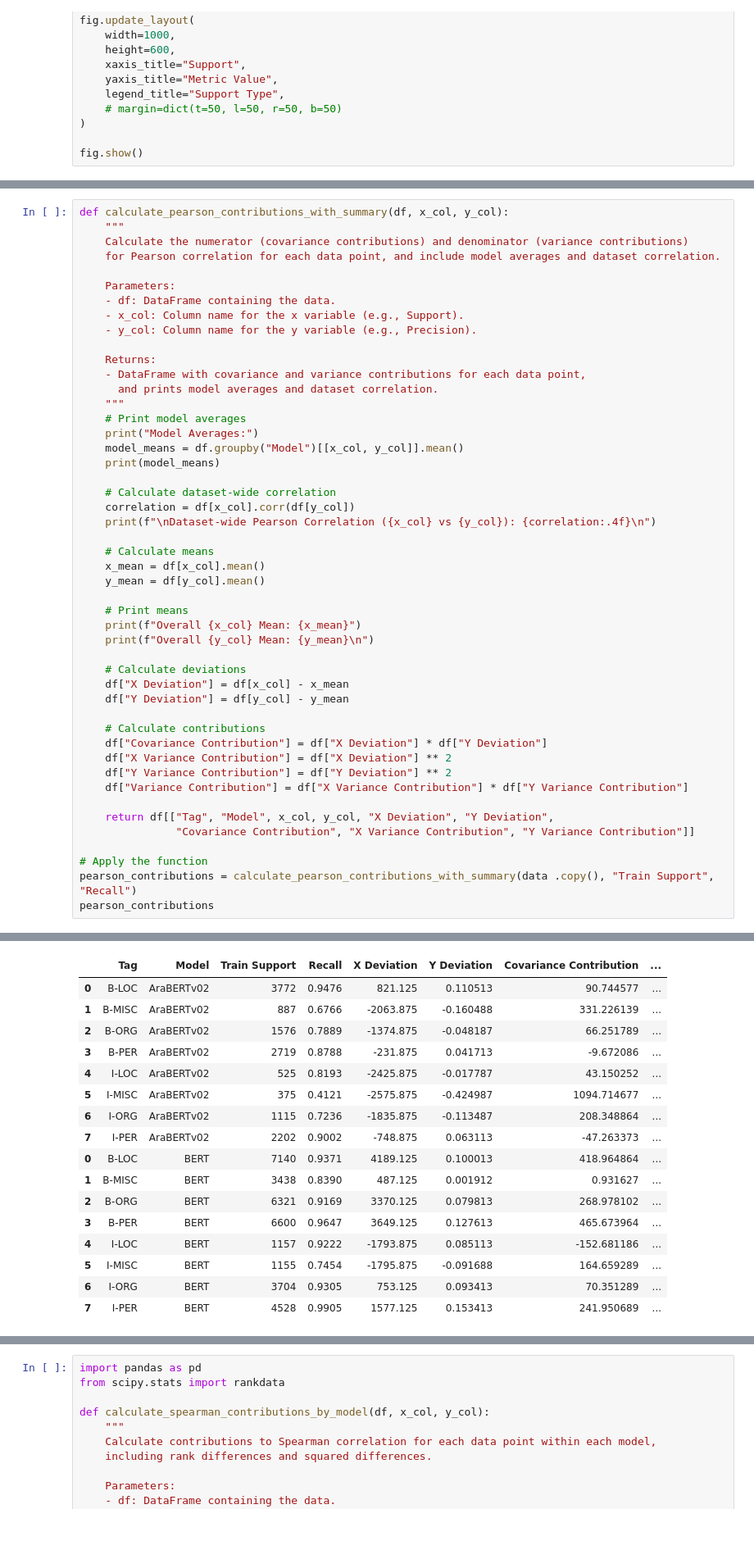
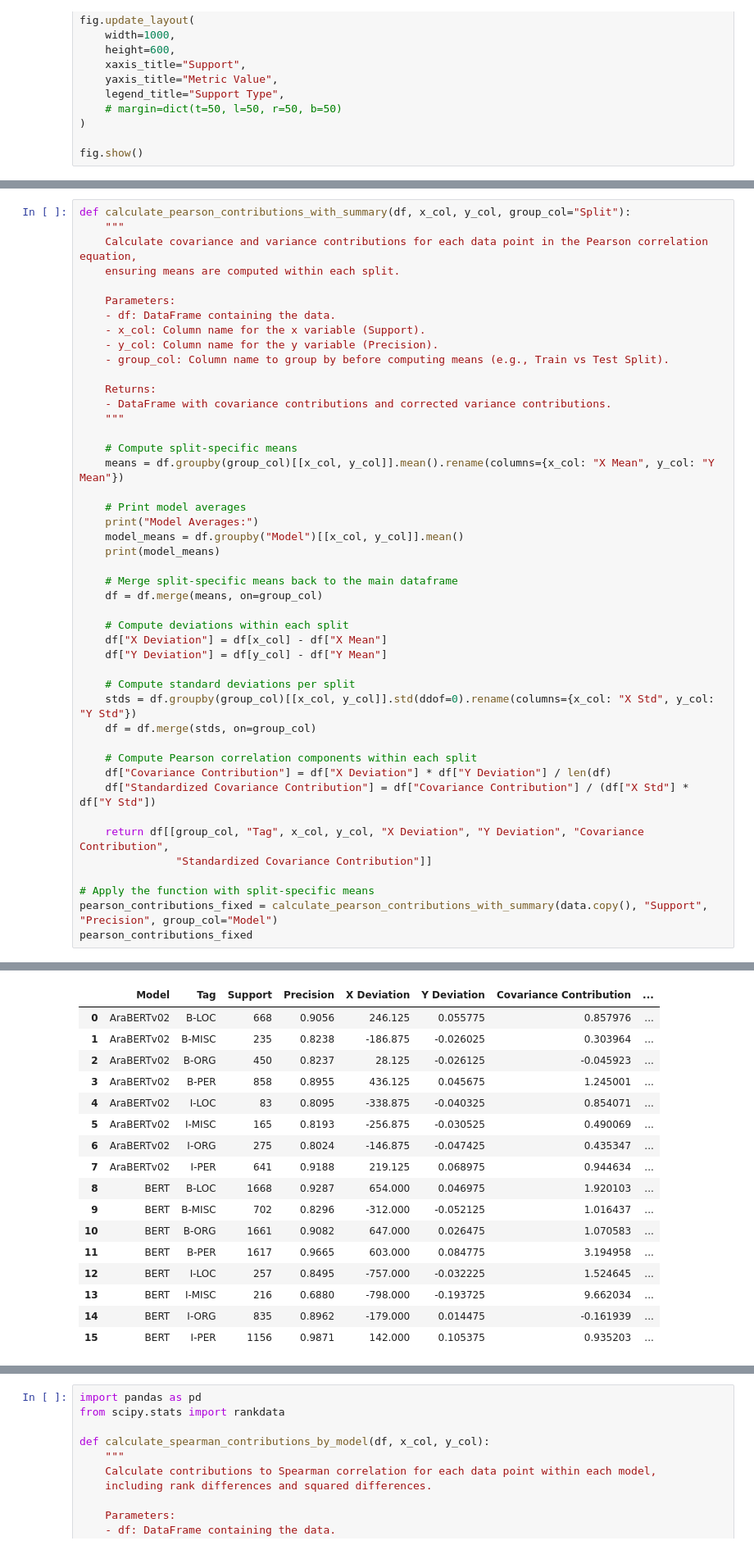
Before and after one commit to ay94/deformar-dashboard, a Jupyter notebook: notebooks/analysis/token_performance_discrepancy.ipynb, the cells around one changed output, grey strips where cells are left out. Shown at 82% size. Drawn from its saved outputs; the diff is of its cells as text.

Commit message:
correlation-analysis

```diff
--- a/notebooks/analysis/token_performance_discrepancy.ipynb
+++ b/notebooks/analysis/token_performance_discrepancy.ipynb
@@ -613,50 +875,47 @@ fig.show()
 # %%
-def calculate_pearson_contributions_with_summary(df, x_col, y_col):
+def calculate_pearson_contributions_with_summary(df, x_col, y_col, group_col="Split"):
     """
-    Calculate the numerator (covariance contributions) and denominator (variance contributions)
-    for Pearson correlation for each data point, and include model averages and dataset correlation.
+    Calculate covariance and variance contributions for each data point in the Pearson correlation equation,
+    ensuring means are computed within each split.
 
     Parameters:
     - df: DataFrame containing the data.
-    - x_col: Column name for the x variable (e.g., Support).
-    - y_col: Column name for the y variable (e.g., Precision).
+    - x_col: Column name for the x variable (Support).
+    - y_col: Column name for the y variable (Precision).
+    - group_col: Column name to group by before computing means (e.g., Train vs Test Split).
 
     Returns:
-    - DataFrame with covariance and variance contributions for each data point,
-      and prints model averages and dataset correlation.
+    - DataFrame with covariance contributions and corrected variance contributions.
     """
+
+    # Compute split-specific means
+    means = df.groupby(group_col)[[x_col, y_col]].mean().rename(columns={x_col: "X Mean", y_col: "Y Mean"})
+
     # Print model averages
     print("Model Averages:")
     model_means = df.groupby("Model")[[x_col, y_col]].mean()
     print(model_means)
 
-    # Calculate dataset-wide correlation
-    correlation = df[x_col].corr(df[y_col])
-    print(f"\nDataset-wide Pearson Correlation ({x_col} vs {y_col}): {correlation:.4f}\n")
+    # Merge split-specific means back to the main dataframe
+    df = df.merge(means, on=group_col)
 
-    # Calculate means
-    x_mean = df[x_col].mean()
-    y_mean = df[y_col].mean()
+    # Compute deviations within each split
+    df["X Deviation"] = df[x_col] - df["X Mean"]
+    df["Y Deviation"] = df[y_col] - df["Y Mean"]
 
-    # Print means
-    print(f"Overall {x_col} Mean: {x_mean}")
-    print(f"Overall {y_col} Mean: {y_mean}\n")
+    # Compute standard deviations per split
+    stds = df.groupby(group_col)[[x_col, y_col]].std(ddof=0).rename(columns={x_col: "X Std", y_col: "Y Std"})
+    df = df.merge(stds, on=group_col)
 
-    # Calculate deviations
-    df["X Deviation"] = df[x_col] - x_mean
-    df["Y Deviation"] = df[y_col] - y_mean
+    # Compute Pearson correlation components within each split
+    df["Covariance Contribution"] = df["X Deviation"] * df["Y Deviation"] / len(df)
+    df["Standardized Covariance Contribution"] = df["Covariance Contribution"] / (df["X Std"] * df["Y Std"])
 
-    # Calculate contributions
-    df["Covariance Contribution"] = df["X Deviation"] * df["Y Deviation"]
-    df["X Variance Contribution"] = df["X Deviation"] ** 2
-    df["Y Variance Contribution"] = df["Y Deviation"] ** 2
-    df["Variance Contribution"] = df["X Variance Contribution"] * df["Y Variance Contribution"]
+    return df[[group_col, "Tag", x_col, y_col, "X Deviation", "Y Deviation", "Covariance Contribution",
+               "Standardized Covariance Contribution"]]
 
-    return df[["Tag", "Model", x_col, y_col, "X Deviation", "Y Deviation",
-               "Covariance Contribution", "X Variance Contribution", "Y Variance Contribution"]]
-
-# Apply the function
-pearson_contributions = calculate_pearson_contributions_with_summary(data .copy(), "Train Support", "Recall")
-pearson_contributions
+# Apply the function with split-specific means
+pearson_contributions_fixed = calculate_pearson_contributions_with_summary(data.copy(), "Support", "Precision", group_col="Model")
+pearson_contributions_fixed
 # %% [output]
 Model Averages:
@@ -672,17 +926,17 @@ Overall Recall Mean: 0.8370875
-|  | Tag | Model | Train Support | Recall | X Deviation | Y Deviation | Covariance Contribution | ... |
-| 0 | B-LOC | AraBERTv02 | 3772 | 0.9476 | 821.125 | 0.110513 | 90.744577 | ... |
-| 1 | B-MISC | AraBERTv02 | 887 | 0.6766 | -2063.875 | -0.160488 | 331.226139 | ... |
-| 2 | B-ORG | AraBERTv02 | 1576 | 0.7889 | -1374.875 | -0.048187 | 66.251789 | ... |
-| 3 | B-PER | AraBERTv02 | 2719 | 0.8788 | -231.875 | 0.041713 | -9.672086 | ... |
-| 4 | I-LOC | AraBERTv02 | 525 | 0.8193 | -2425.875 | -0.017787 | 43.150252 | ... |
-| 5 | I-MISC | AraBERTv02 | 375 | 0.4121 | -2575.875 | -0.424987 | 1094.714677 | ... |
-| 6 | I-ORG | AraBERTv02 | 1115 | 0.7236 | -1835.875 | -0.113487 | 208.348864 | ... |
-| 7 | I-PER | AraBERTv02 | 2202 | 0.9002 | -748.875 | 0.063113 | -47.263373 | ... |
-| 0 | B-LOC | BERT | 7140 | 0.9371 | 4189.125 | 0.100013 | 418.964864 | ... |
-| 1 | B-MISC | BERT | 3438 | 0.8390 | 487.125 | 0.001912 | 0.931627 | ... |
-| 2 | B-ORG | BERT | 6321 | 0.9169 | 3370.125 | 0.079813 | 268.978102 | ... |
-| 3 | B-PER | BERT | 6600 | 0.9647 | 3649.125 | 0.127613 | 465.673964 | ... |
-| 4 | I-LOC | BERT | 1157 | 0.9222 | -1793.875 | 0.085113 | -152.681186 | ... |
-| 5 | I-MISC | BERT | 1155 | 0.7454 | -1795.875 | -0.091688 | 164.659289 | ... |
-| 6 | I-ORG | BERT | 3704 | 0.9305 | 753.125 | 0.093413 | 70.351289 | ... |
-| 7 | I-PER | BERT | 4528 | 0.9905 | 1577.125 | 0.153413 | 241.950689 | ... |
+|  | Model | Tag | Support | Precision | X Deviation | Y Deviation | Covariance Contribution | ... |
+| 0 | AraBERTv02 | B-LOC | 668 | 0.9056 | 246.125 | 0.055775 | 0.857976 | ... |
+| 1 | AraBERTv02 | B-MISC | 235 | 0.8238 | -186.875 | -0.026025 | 0.303964 | ... |
+| 2 | AraBERTv02 | B-ORG | 450 | 0.8237 | 28.125 | -0.026125 | -0.045923 | ... |
+| 3 | AraBERTv02 | B-PER | 858 | 0.8955 | 436.125 | 0.045675 | 1.245001 | ... |
+| 4 | AraBERTv02 | I-LOC | 83 | 0.8095 | -338.875 | -0.040325 | 0.854071 | ... |
+| 5 | AraBERTv02 | I-MISC | 165 | 0.8193 | -256.875 | -0.030525 | 0.490069 | ... |
+| 6 | AraBERTv02 | I-ORG | 275 | 0.8024 | -146.875 | -0.047425 | 0.435347 | ... |
+| 7 | AraBERTv02 | I-PER | 641 | 0.9188 | 219.125 | 0.068975 | 0.944634 | ... |
+| 8 | BERT | B-LOC | 1668 | 0.9287 | 654.000 | 0.046975 | 1.920103 | ... |
+| 9 | BERT | B-MISC | 702 | 0.8296 | -312.000 | -0.052125 | 1.016437 | ... |
+| 10 | BERT | B-ORG | 1661 | 0.9082 | 647.000 | 0.026475 | 1.070583 | ... |
+| 11 | BERT | B-PER | 1617 | 0.9665 | 603.000 | 0.084775 | 3.194958 | ... |
+| 12 | BERT | I-LOC | 257 | 0.8495 | -757.000 | -0.032225 | 1.524645 | ... |
+| 13 | BERT | I-MISC | 216 | 0.6880 | -798.000 | -0.193725 | 9.662034 | ... |
+| 14 | BERT | I-ORG | 835 | 0.8962 | -179.000 | 0.014475 | -0.161939 | ... |
+| 15 | BERT | I-PER | 1156 | 0.9871 | 142.000 | 0.105375 | 0.935203 | ... |
```
Also changed, not shown: parts of 16 cells of this notebook.
